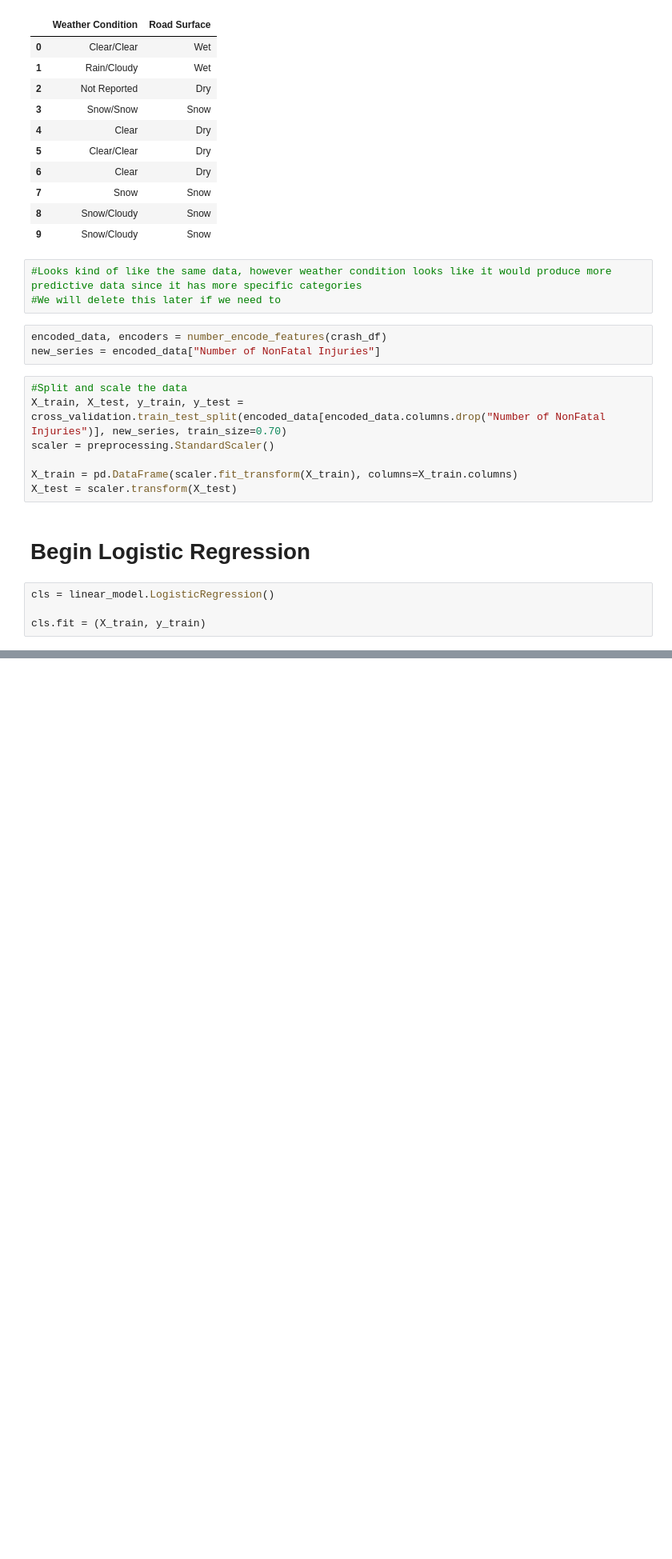
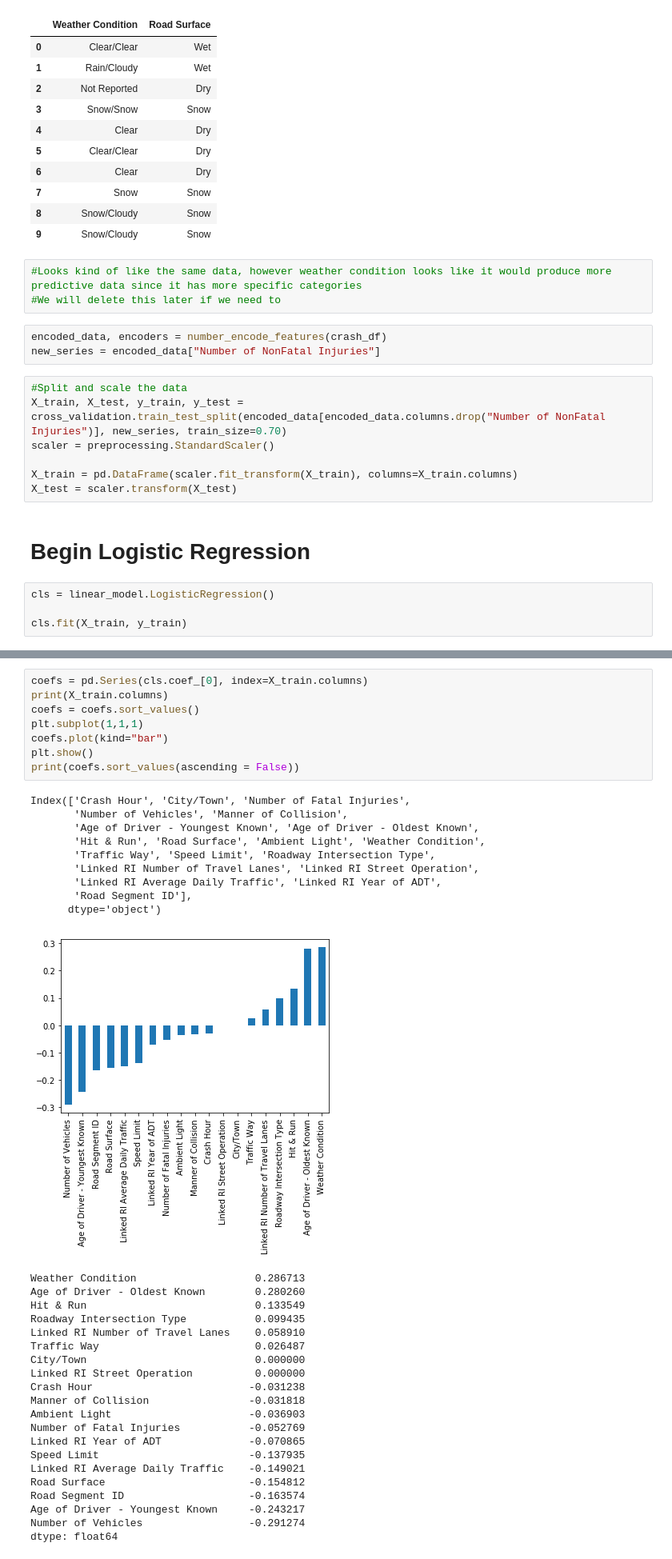
Before and after one commit to aaron1116/Data-Science-in-Traffic-Incident-Analysis, a Jupyter notebook: Logistic Regression.ipynb, the cells around one changed output, grey strips where cells are left out. Shown: that part at 80% size. Saved outputs shown, nothing was run; the diff lists cells and outputs as text; blank space fills up the shorter version.

```diff
--- a/Logistic Regression.ipynb
+++ b/Logistic Regression.ipynb
@@ -152,4 +156,4 @@ X_test = scaler.transform(X_test)
 # %%
 cls = linear_model.LogisticRegression()
 
-cls.fit = (X_train, y_train)
+cls.fit(X_train, y_train)
@@ -159,0 +198,39 @@ NotFittedError: This LogisticRegression instance is not fitted yet
+# %%
+coefs = pd.Series(cls.coef_[0], index=X_train.columns)
+print(X_train.columns)
+coefs = coefs.sort_values()
+plt.subplot(1,1,1)
+coefs.plot(kind="bar")
+plt.show()
+print(coefs.sort_values(ascending = False))
+# %% [output]
+Index(['Crash Hour', 'City/Town', 'Number of Fatal Injuries',
+       'Number of Vehicles', 'Manner of Collision',
+       'Age of Driver - Youngest Known', 'Age of Driver - Oldest Known',
+       'Hit & Run', 'Road Surface', 'Ambient Light', 'Weather Condition',
+       'Traffic Way', 'Speed Limit', 'Roadway Intersection Type',
+       'Linked RI Number of Travel Lanes', 'Linked RI Street Operation',
+       'Linked RI Average Daily Traffic', 'Linked RI Year of ADT',
+       'Road Segment ID'],
+      dtype='object')
+[figure, added]
+Weather Condition                   0.286713
+Age of Driver - Oldest Known        0.280260
+Hit & Run                           0.133549
+Roadway Intersection Type           0.099435
+Linked RI Number of Travel Lanes    0.058910
+Traffic Way                         0.026487
+City/Town                           0.000000
+Linked RI Street Operation          0.000000
+Crash Hour                         -0.031238
+Manner of Collision                -0.031818
+Ambient Light                      -0.036903
+Number of Fatal Injuries           -0.052769
+Linked RI Year of ADT              -0.070865
+Speed Limit                        -0.137935
+Linked RI Average Daily Traffic    -0.149021
+Road Surface                       -0.154812
+Road Segment ID                    -0.163574
+Age of Driver - Youngest Known     -0.243217
+Number of Vehicles                 -0.291274
+dtype: float64
```
Also changed, not shown: parts of 18 cells of this notebook.
